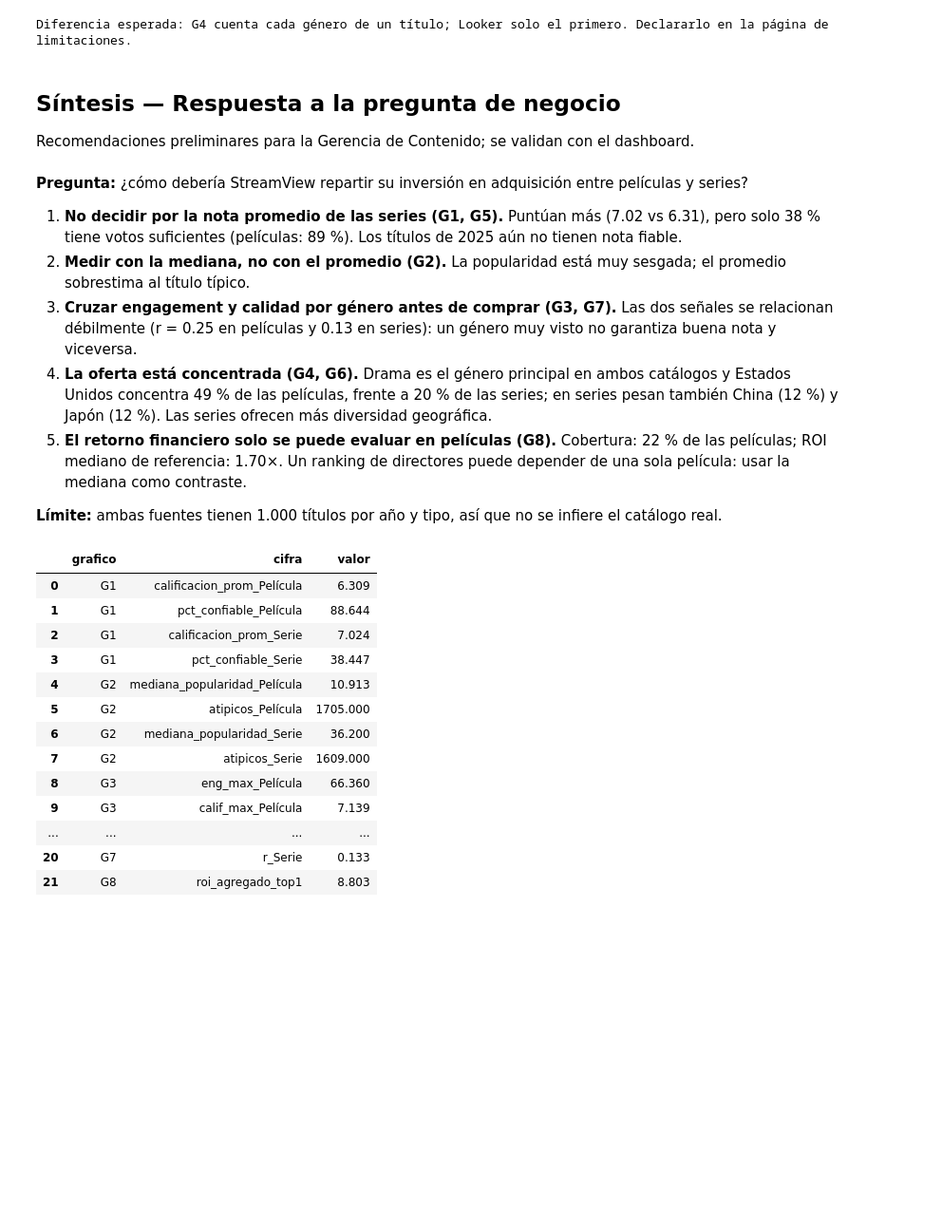
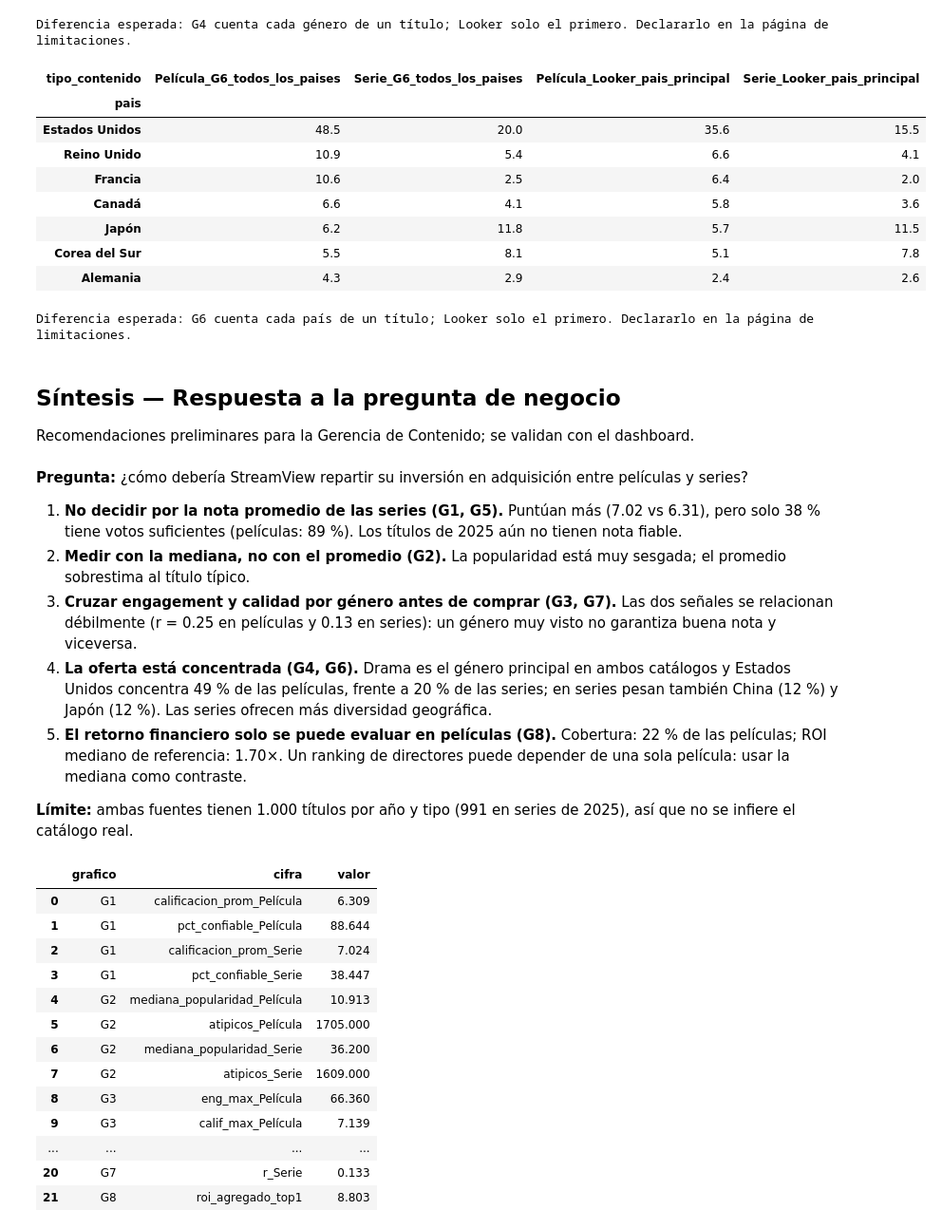
Before and after one commit to carlos31255/EV2_Visualizacion_Datos, a Jupyter notebook: notebooks/02_eda_visualizaciones.ipynb, the cells around one changed output. Shown at 95% size. Drawn from its saved outputs; the diff is of its cells as text; code cells hidden in the pictures; blank space fills up the shorter version.

```diff
--- a/notebooks/02_eda_visualizaciones.ipynb
+++ b/notebooks/02_eda_visualizaciones.ipynb
@@ -341,6 +344,28 @@ print("Diferencia esperada: G4 cuenta cada género de un título; Looker solo el
 | Animación | 9.9 | 15.6 | 7.0 | 12.5 |
 | Familia | 9.2 | 13.0 | 2.3 | 4.0 |
 Diferencia esperada: G4 cuenta cada género de un título; Looker solo el primero. Declararlo en la página de limitaciones.
+# %%
+# Control: G6 cuenta todos los países de cada título; Looker filtra solo por pais_principal.
+# (usa lk, n_lk y p definidos en las celdas anteriores)
+lkp_pais = (lk[lk.pais_principal != NO_ESP].groupby(["pais_principal", "tipo_contenido"]).size()
+              .unstack(fill_value=0).div(n_lk, axis=1) * 100)
+g6 = (p.groupby(["pais", "tipo_contenido"]).size()
+        .unstack(fill_value=0).div(N_TIPO, axis=1) * 100)
+cmp_p = (g6.join(lkp_pais, lsuffix="_G6_todos_los_paises", rsuffix="_Looker_pais_principal", how="left").round(1))
+cmp_p.to_csv(PROC / "control_g6_vs_looker.csv")
+display(cmp_p.sort_values(cmp_p.columns[0], ascending=False).head(7))
+print("Diferencia esperada: G6 cuenta cada país de un título; Looker solo el primero. Declararlo en la página de limitaciones.")
+# %% [output]
+| tipo_contenido | Película_G6_todos_los_paises | Serie_G6_todos_los_paises | Película_Looker_pais_principal | Serie_Looker_pais_principal |
+| pais |  |  |  |  |
+| Estados Unidos | 48.5 | 20.0 | 35.6 | 15.5 |
+| Reino Unido | 10.9 | 5.4 | 6.6 | 4.1 |
+| Francia | 10.6 | 2.5 | 6.4 | 2.0 |
+| Canadá | 6.6 | 4.1 | 5.8 | 3.6 |
+| Japón | 6.2 | 11.8 | 5.7 | 11.5 |
+| Corea del Sur | 5.5 | 8.1 | 5.1 | 7.8 |
+| Alemania | 4.3 | 2.9 | 2.4 | 2.6 |
+Diferencia esperada: G6 cuenta cada país de un título; Looker solo el primero. Declararlo en la página de limitaciones.
 # %% [markdown]
 ## Síntesis — Respuesta a la pregunta de negocio
 Recomendaciones preliminares para la Gerencia de Contenido; se validan con el dashboard.
@@ -356,7 +381,7 @@ display(Markdown(f"""
 4. **La oferta está concentrada (G4, G6).** Drama es el género principal en ambos catálogos y {top} concentra {share['Película'][top]:.0f} % de las películas, frente a {share['Serie'][top]:.0f} % de las series; en series pesan también {otros_pais.index[0]} ({otros_pais.iloc[0]:.0f} %) y {otros_pais.index[1]} ({otros_pais.iloc[1]:.0f} %). Las series ofrecen más diversidad geográfica.
 5. **El retorno financiero solo se puede evaluar en películas (G8).** Cobertura: {cob:.0f} % de las películas; ROI mediano de referencia: {roi_med_global:.2f}×. Un ranking de directores puede depender de una sola película: usar la mediana como contraste.
 
-**Límite:** ambas fuentes tienen 1.000 títulos por año y tipo, así que no se infiere el catálogo real.
+**Límite:** ambas fuentes tienen 1.000 títulos por año y tipo (991 en series de 2025), así que no se infiere el catálogo real.
 """))
 # %% [output]
 
@@ -368,7 +393,7 @@ display(Markdown(f"""
 4. **La oferta está concentrada (G4, G6).** Drama es el género principal en ambos catálogos y Estados Unidos concentra 49 % de las películas, frente a 20 % de las series; en series pesan también China (12 %) y Japón (12 %). Las series ofrecen más diversidad geográfica.
 5. **El retorno financiero solo se puede evaluar en películas (G8).** Cobertura: 22 % de las películas; ROI mediano de referencia: 1.70×. Un ranking de directores puede depender de una sola película: usar la mediana como contraste.
 
-**Límite:** ambas fuentes tienen 1.000 títulos por año y tipo, así que no se infiere el catálogo real.
+**Límite:** ambas fuentes tienen 1.000 títulos por año y tipo (991 en series de 2025), así que no se infiere el catálogo real.
 # %%
 pd.DataFrame(CIFRAS).to_csv(PROC / "cifras_clave_eda.csv", index=False)
 pd.DataFrame(CIFRAS)
```
Also changed, not shown: parts of 3 cells of this notebook, 9 other files.
